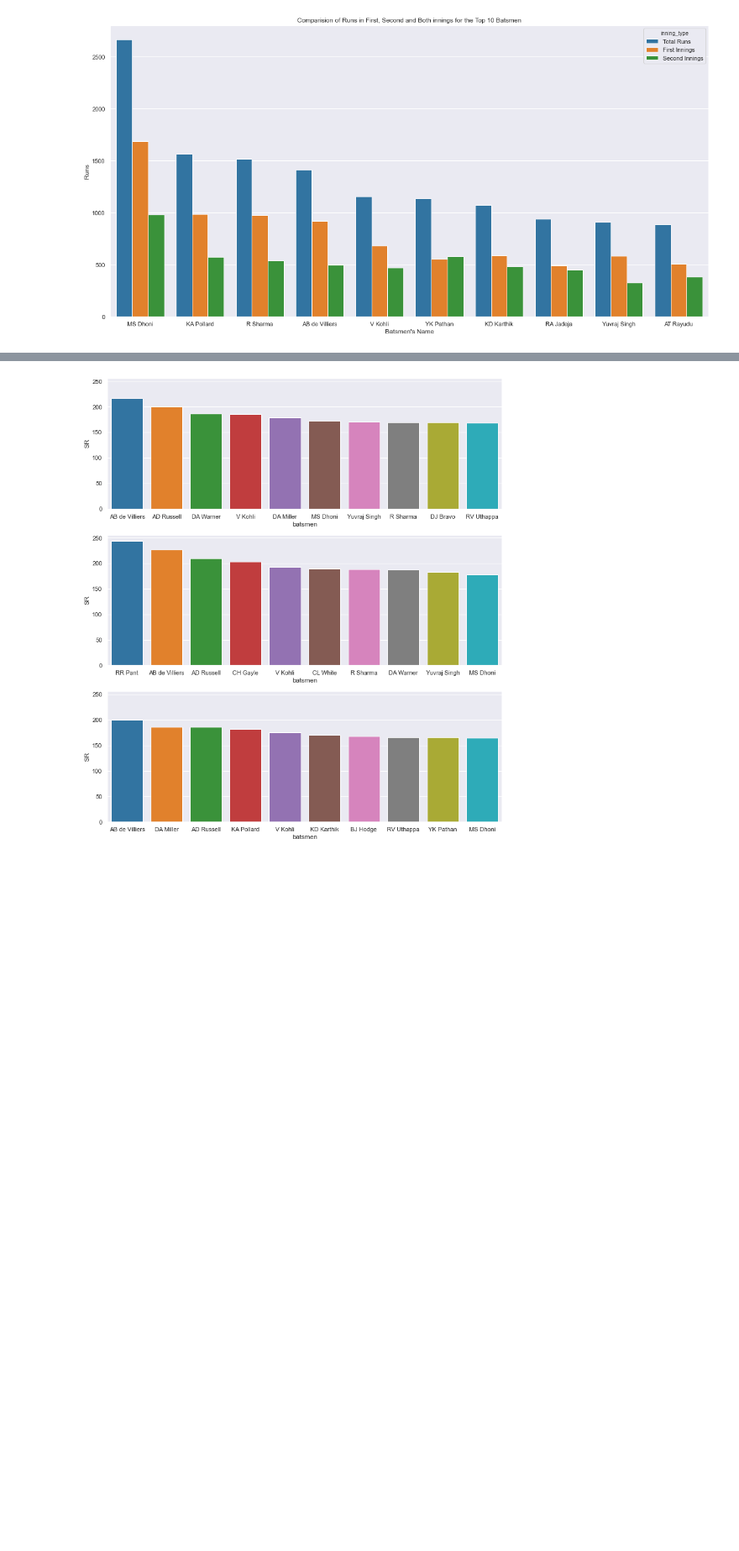
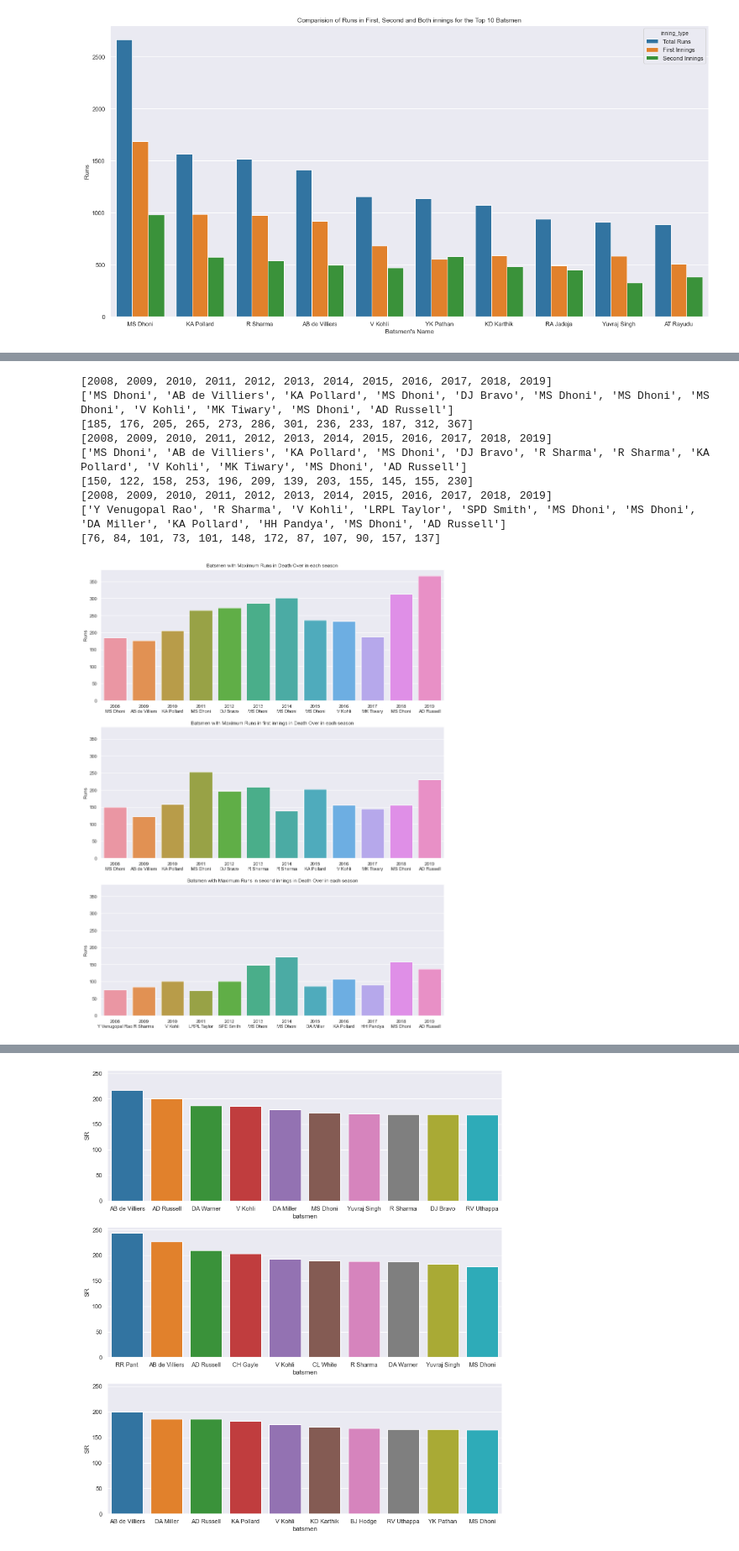
Before and after one commit to sakshamj74/IPL-Analysis, a Jupyter notebook: Death Over Analysis.ipynb, the cells around one changed output, grey strips where cells are left out. Shown at 84% size. Saved outputs shown, nothing was run; the diff lists cells and outputs as text; code cells hidden in the pictures; blank space fills up the shorter version.

```diff
--- a/Death Over Analysis.ipynb
+++ b/Death Over Analysis.ipynb
@@ -167,10 +167,11 @@ def task_2_a(df, ax):
     print(season)
     print(batsmen)
     print(runs)
-    plt.title('Batsmen with Maximum Runs in Death Over in each season')
+    ax.set_title('Batsmen with Maximum Runs in Death Over in each season')
+    ax.set_ylabel('Runs')
     sns.barplot(x=x_tmp, y=runs, ax=ax)
 
-def task_2_b(df, ax, fig):
+def task_2_b(df, ax):
     df = df[df['inning']==1]
     season = []
     batsmen = []
@@ -190,36 +191,48 @@ def task_2_b(df, ax, fig):
     x_tmp = [(str(i)+"\n"+j) for i,j in zip(season,batsmen)]
     print(season)
     print(batsmen)
     print(runs)
-    plt.title('Batsmen with Maximum Runs in first innings in Death Over in each season')
+    ax.set_title('Batsmen with Maximum Runs in first innings in Death Over in each season')
+    ax.set_ylabel('Runs')
     sns.barplot(x=x_tmp, y=runs, ax=ax)
-    plt.title('Batsmen with Maximum Runs in first innings in Death Over in each season')
 
 def task_2_c(df, ax):
     df = df[df['inning']==2]
     season = []
     batsmen = []
     runs = []
     for year in sorted(df['season'].unique()):
         df_tmp = df[df['season']==year]
         max_runs = 0
         player_name = None
         for name in df_tmp['batsman'].unique():
             tot_runs = df_tmp[df_tmp['batsman']==name]['batsman_runs'].sum()
             if tot_runs>max_runs:
                 max_runs = tot_runs
                 player_name = name
         season.append(year)
         batsmen.append(player_name)
         runs.append(max_runs)
     x_tmp = [(str(i)+"\n"+j) for i,j in zip(season,batsmen)]
     print(season)
     print(batsmen)
     print(runs)
-    plt.title('Batsmen with Maximum Runs in second innings in Death Over in each season')
-    axes = sns.barplot(x=x_tmp, y=runs, ax=ax)
+    ax.set_title('Batsmen with Maximum Runs in second innings in Death Over in each season')
+    ax.set_ylabel('Runs')
+    sns.barplot(x=x_tmp, y=runs, ax=ax)
 
-fig, axes = plt.subplots(3,1, figsize=(15,15), sharey=True)
+fig, axes = plt.subplots(3,1, figsize=(15,20), sharey=True)
 task_2_a(df, axes[0])
-task_2_b(df, axes[1], fig[1])
+task_2_b(df, axes[1])
 task_2_c(df, axes[2])
+# %% [output]
+[2008, 2009, 2010, 2011, 2012, 2013, 2014, 2015, 2016, 2017, 2018, 2019]
+['MS Dhoni', 'AB de Villiers', 'KA Pollard', 'MS Dhoni', 'DJ Bravo', 'MS Dhoni', 'MS Dhoni', 'MS Dhoni', 'V Kohli', 'MK Tiwary', 'MS Dhoni', 'AD Russell']
+[185, 176, 205, 265, 273, 286, 301, 236, 233, 187, 312, 367]
+[2008, 2009, 2010, 2011, 2012, 2013, 2014, 2015, 2016, 2017, 2018, 2019]
+['MS Dhoni', 'AB de Villiers', 'KA Pollard', 'MS Dhoni', 'DJ Bravo', 'R Sharma', 'R Sharma', 'KA Pollard', 'V Kohli', 'MK Tiwary', 'MS Dhoni', 'AD Russell']
+[150, 122, 158, 253, 196, 209, 139, 203, 155, 145, 155, 230]
+[2008, 2009, 2010, 2011, 2012, 2013, 2014, 2015, 2016, 2017, 2018, 2019]
+['Y Venugopal Rao', 'R Sharma', 'V Kohli', 'LRPL Taylor', 'SPD Smith', 'MS Dhoni', 'MS Dhoni', 'DA Miller', 'KA Pollard', 'HH Pandya', 'MS Dhoni', 'AD Russell']
+[76, 84, 101, 73, 101, 148, 172, 87, 107, 90, 157, 137]
+[figure, added]
```
Also changed, not shown: parts of 1 cell of this notebook.
